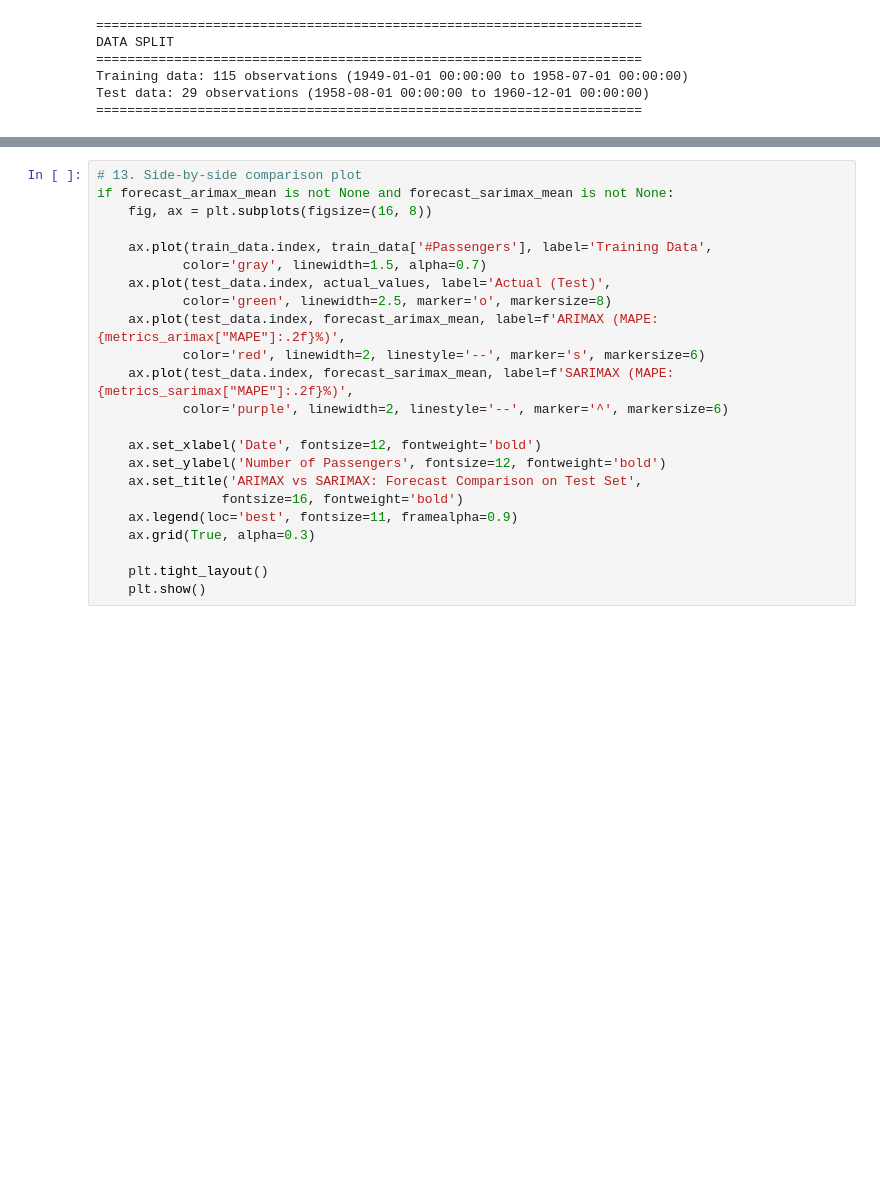
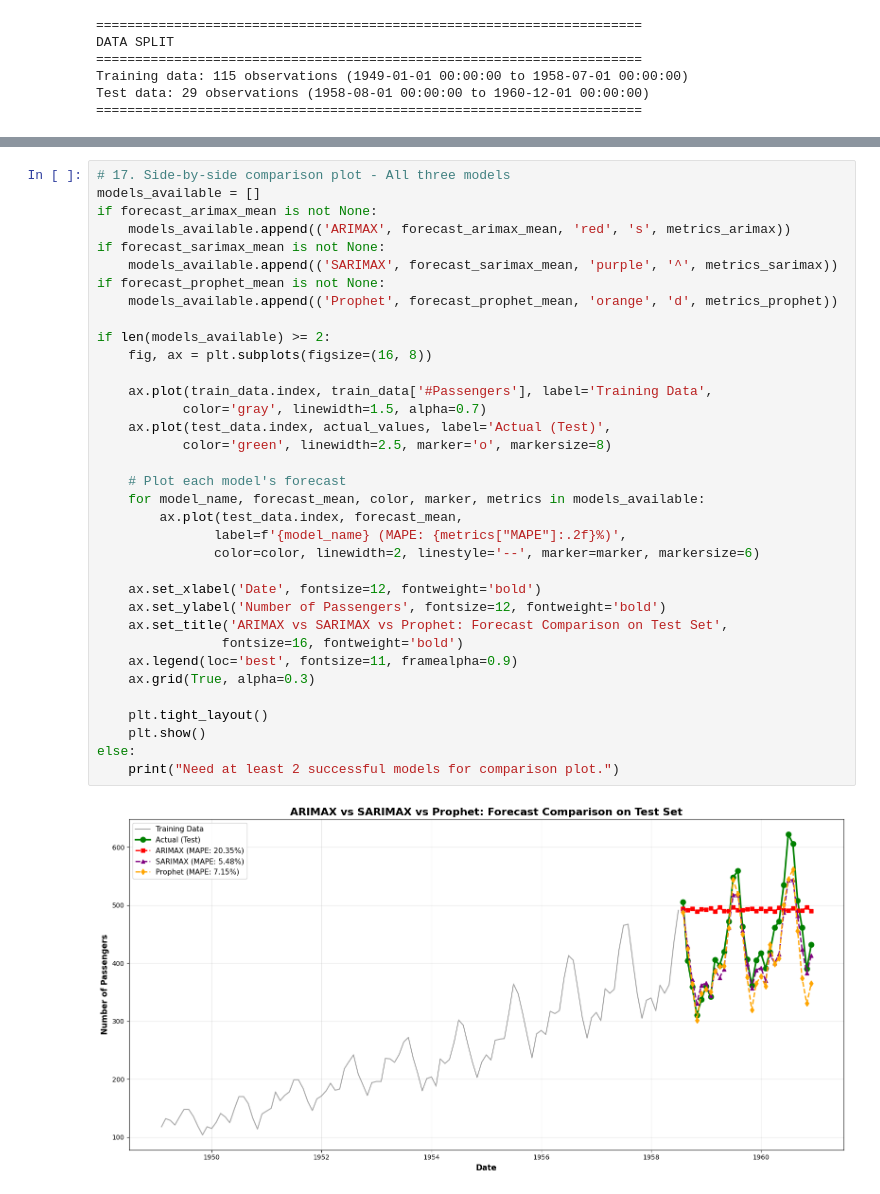
Before and after one commit to Andy12-14/Time_Series_Project, a Jupyter notebook: Practical_part/ARIMAX_vs_SARIMAX.ipynb, the cells around one changed output, grey strips where cells are left out. Drawn from its saved outputs; the diff is of its cells as text; blank space fills up the shorter version.

```diff
--- a/Practical_part/ARIMAX_vs_SARIMAX.ipynb
+++ b/Practical_part/ARIMAX_vs_SARIMAX.ipynb
@@ -765,24 +1151,38 @@ plt.show()
 # %%
-# 13. Side-by-side comparison plot
-if forecast_arimax_mean is not None and forecast_sarimax_mean is not None:
+# 17. Side-by-side comparison plot - All three models
+models_available = []
+if forecast_arimax_mean is not None:
+    models_available.append(('ARIMAX', forecast_arimax_mean, 'red', 's', metrics_arimax))
+if forecast_sarimax_mean is not None:
+    models_available.append(('SARIMAX', forecast_sarimax_mean, 'purple', '^', metrics_sarimax))
+if forecast_prophet_mean is not None:
+    models_available.append(('Prophet', forecast_prophet_mean, 'orange', 'd', metrics_prophet))
+
+if len(models_available) >= 2:
     fig, ax = plt.subplots(figsize=(16, 8))
 
     ax.plot(train_data.index, train_data['#Passengers'], label='Training Data',
            color='gray', linewidth=1.5, alpha=0.7)
     ax.plot(test_data.index, actual_values, label='Actual (Test)',
            color='green', linewidth=2.5, marker='o', markersize=8)
-    ax.plot(test_data.index, forecast_arimax_mean, label=f'ARIMAX (MAPE: {metrics_arimax["MAPE"]:.2f}%)',
-           color='red', linewidth=2, linestyle='--', marker='s', markersize=6)
-    ax.plot(test_data.index, forecast_sarimax_mean, label=f'SARIMAX (MAPE: {metrics_sarimax["MAPE"]:.2f}%)',
-           color='purple', linewidth=2, linestyle='--', marker='^', markersize=6)
+
+    # Plot each model's forecast
+    for model_name, forecast_mean, color, marker, metrics in models_available:
+        ax.plot(test_data.index, forecast_mean,
+               label=f'{model_name} (MAPE: {metrics["MAPE"]:.2f}%)',
+               color=color, linewidth=2, linestyle='--', marker=marker, markersize=6)
 
     ax.set_xlabel('Date', fontsize=12, fontweight='bold')
     ax.set_ylabel('Number of Passengers', fontsize=12, fontweight='bold')
-    ax.set_title('ARIMAX vs SARIMAX: Forecast Comparison on Test Set',
+    ax.set_title('ARIMAX vs SARIMAX vs Prophet: Forecast Comparison on Test Set',
                 fontsize=16, fontweight='bold')
     ax.legend(loc='best', fontsize=11, framealpha=0.9)
     ax.grid(True, alpha=0.3)
 
     plt.tight_layout()
     plt.show()
+else:
+    print("Need at least 2 successful models for comparison plot.")
+# %% [output]
+[figure, added]
 # %%
```
Also changed, not shown: parts of 14 cells of this notebook, 7 other files.
